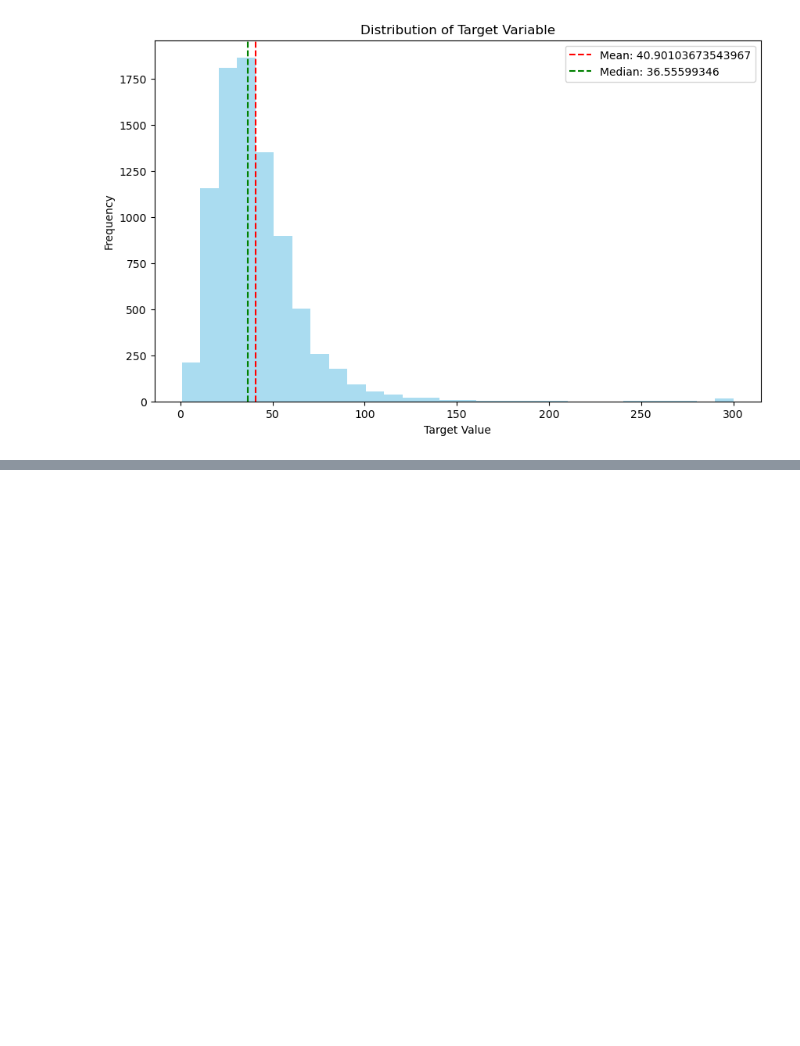
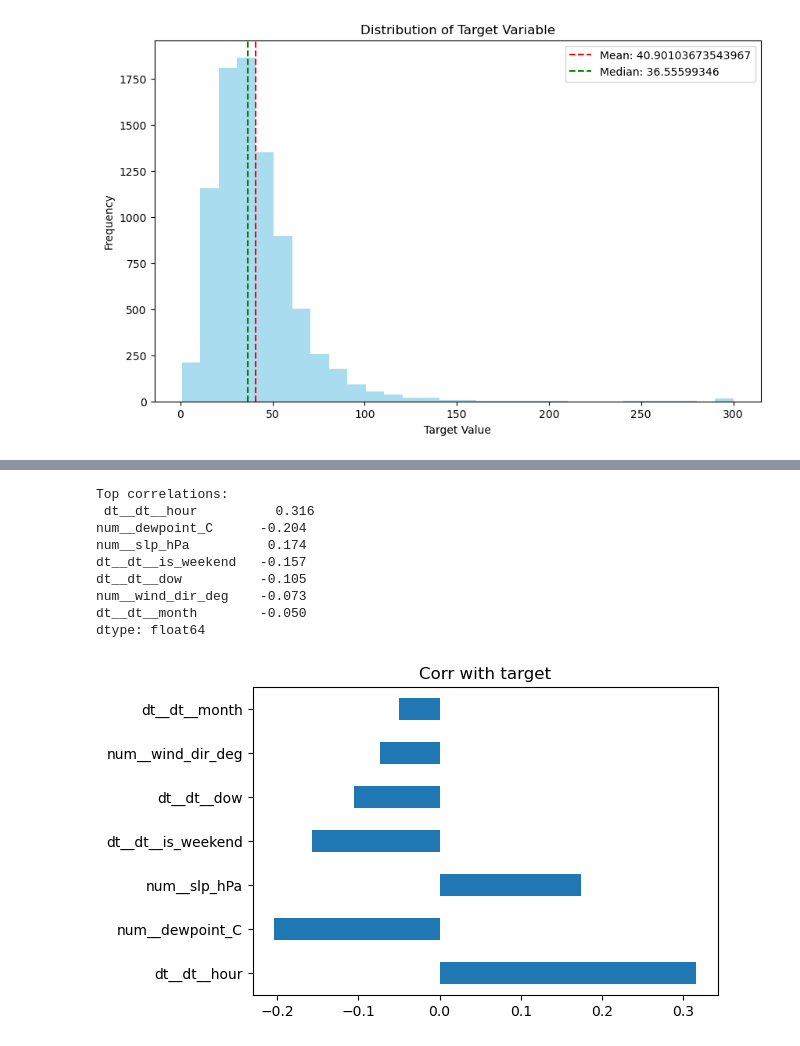
Before and after one commit to FedorSulaev/air-quality-predictor, a Jupyter notebook: notebooks/03_exploratory_data_analysis.ipynb, the cells around one changed output, grey strips where cells are left out. Cells and saved outputs as stored; diff of their text form; code cells hidden in the pictures; blank space fills up the shorter version.

```diff
--- a/notebooks/03_exploratory_data_analysis.ipynb
+++ b/notebooks/03_exploratory_data_analysis.ipynb
@@ -149,0 +184,15 @@ plt.show()
+# %%
+corrs = fold1_X_train[num_cols].corrwith(fold1_y_train).sort_values(key=abs, ascending=False)
+print("Top correlations:\n", corrs.round(3))
+corrs.plot.barh(figsize=(6,4)); plt.title("Corr with target"); plt.show()
+# %% [output]
+Top correlations:
+ dt__dt__hour          0.316
+num__dewpoint_C      -0.204
+num__slp_hPa          0.174
+dt__dt__is_weekend   -0.157
+dt__dt__dow          -0.105
+num__wind_dir_deg    -0.073
+dt__dt__month        -0.050
+dtype: float64
+[figure, added]
```
Also changed, not shown: parts of 7 cells of this notebook, 7 other files.
